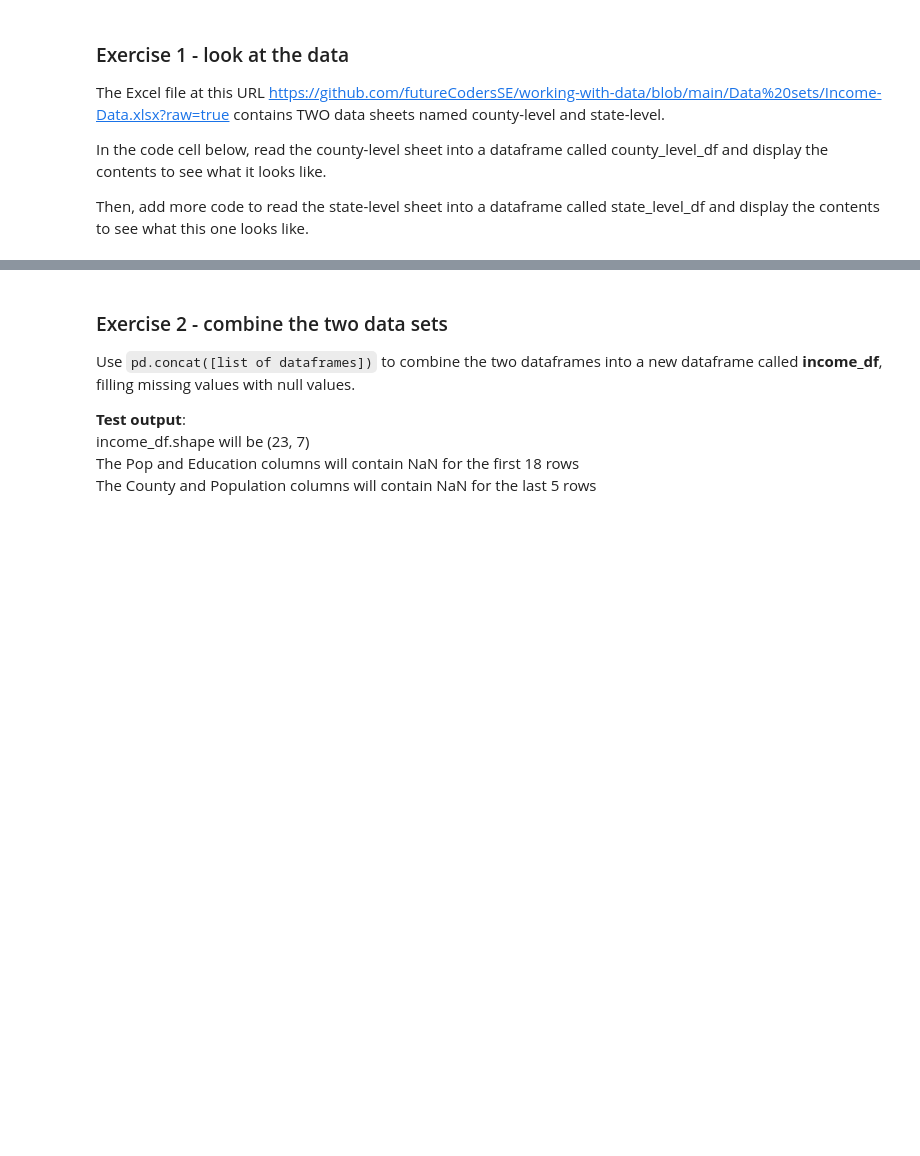
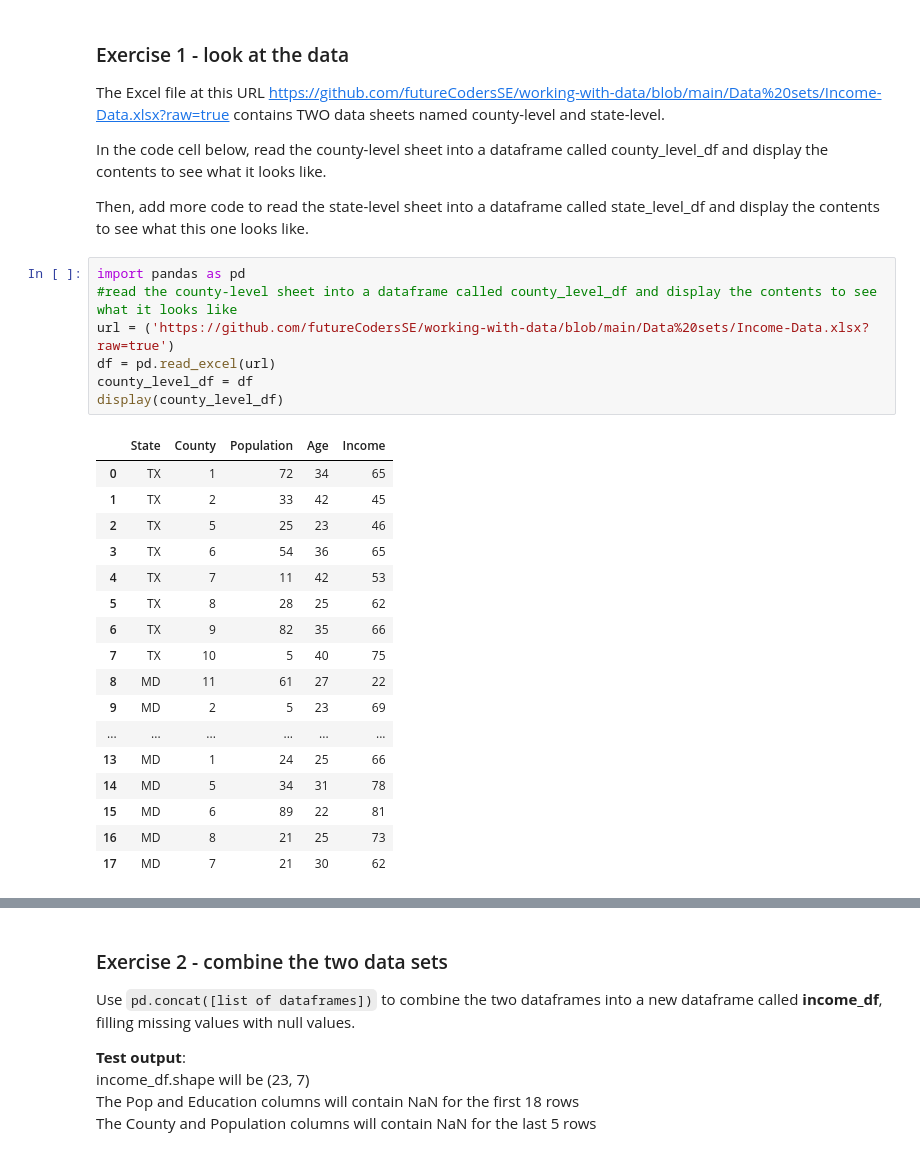
Before and after one commit to Jojomaque/DataScience, a Jupyter notebook: JojoWrangle_the_data.ipynb, the cells around one changed output, grey strips where cells are left out. Drawn from its saved outputs; the diff is of its cells as text; blank space fills up the shorter version.

```diff
--- a/JojoWrangle_the_data.ipynb
+++ b/JojoWrangle_the_data.ipynb
@@ -31,3 +31,28 @@ The Excel file at this URL https://github.com/futureCodersSE/working-with-data/b
 In the code cell below, read the county-level sheet into a dataframe called county_level_df and display the contents to see what it looks like.
 
 Then, add more code to read the state-level sheet into a dataframe called state_level_df and display the contents to see what this one looks like.
+# %%
+import pandas as pd
+#read the county-level sheet into a dataframe called county_level_df and display the contents to see what it looks like
+url = ('https://github.com/futureCodersSE/working-with-data/blob/main/Data%20sets/Income-Data.xlsx?raw=true')
+df = pd.read_excel(url)
+county_level_df = df
+display(county_level_df)
+# %% [output]
+|  | State | County | Population | Age | Income |
+| 0 | TX | 1 | 72 | 34 | 65 |
+| 1 | TX | 2 | 33 | 42 | 45 |
+| 2 | TX | 5 | 25 | 23 | 46 |
+| 3 | TX | 6 | 54 | 36 | 65 |
+| 4 | TX | 7 | 11 | 42 | 53 |
+| 5 | TX | 8 | 28 | 25 | 62 |
+| 6 | TX | 9 | 82 | 35 | 66 |
+| 7 | TX | 10 | 5 | 40 | 75 |
+| 8 | MD | 11 | 61 | 27 | 22 |
+| 9 | MD | 2 | 5 | 23 | 69 |
+| ... | ... | ... | ... | ... | ... |
+| 13 | MD | 1 | 24 | 25 | 66 |
+| 14 | MD | 5 | 34 | 31 | 78 |
+| 15 | MD | 6 | 89 | 22 | 81 |
+| 16 | MD | 8 | 21 | 25 | 73 |
+| 17 | MD | 7 | 21 | 30 | 62 |
```
Also changed, not shown: parts of 5 cells of this notebook.
